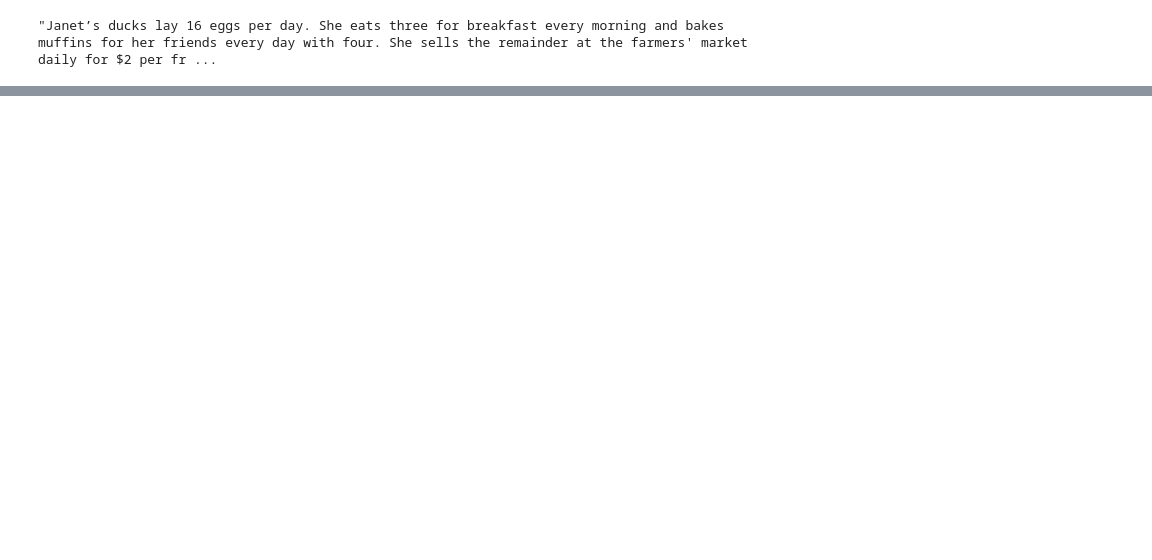
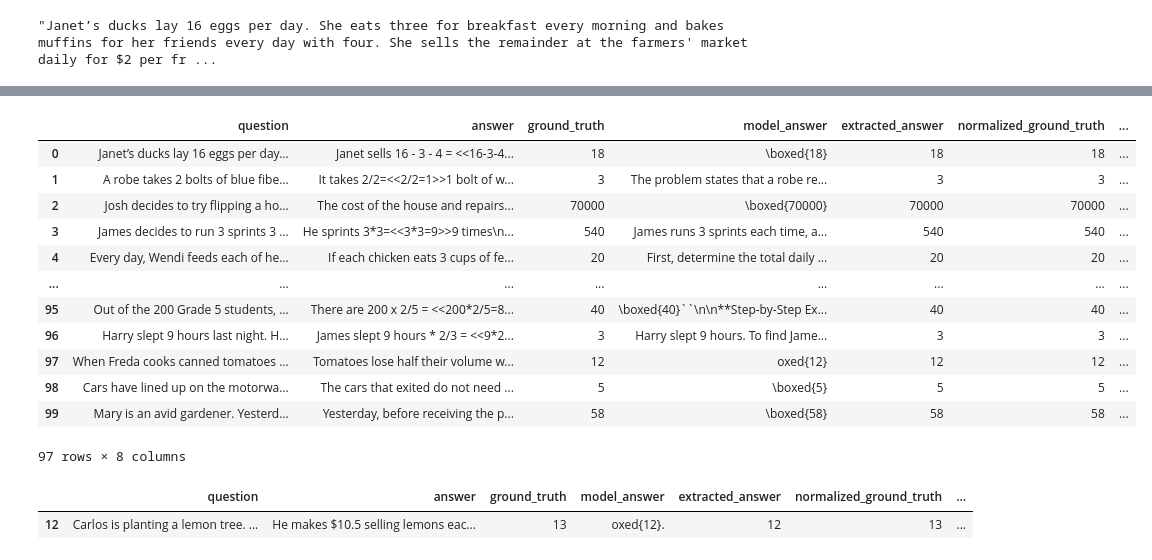
Before and after one commit to adityatadimeti/reasoning-distillation, a Jupyter notebook: evaluation-notebook.ipynb, the cells around one changed output, grey strips where cells are left out. Saved outputs shown, nothing was run; the diff lists cells and outputs as text; code cells hidden in the pictures; blank space fills up the shorter version.

Commit message:
Updates to reasoning distillation, still need to figure out proper replacement of think tags

```diff
--- a/evaluation-notebook.ipynb
+++ b/evaluation-notebook.ipynb
@@ -155,3 +128,10 @@ Successfully saved processed data to parquet file
 # %%
 # save dataframe
 processed_df.to_parquet('data/processed_test_data.parquet')
+# %%
+import pandas as pd
+import pandas as pd
+import pyarrow as pa
+import pyarrow.parquet as pq
+
+processed_df = pd.read_parquet('data/processed_test_data.parquet')
@@ -157,0 +295,3 @@ processed_df.to_parquet('data/processed_test_data.parquet')
+# %%
+fixed_df = pd.read_parquet('data/fixed_test_data.parquet')
+fixed_df.head()
@@ -157,0 +305,7 @@ processed_df.to_parquet('data/processed_test_data.parquet')
+# %%
+combined_df = pd.concat([processed_df, fixed_df], ignore_index=True)
+combined_df.to_parquet('data/combined_test_data.parquet')
+# %%
+combined_df_processed = combined_df[:100]
+combined_df_processed = combined_df_processed[combined_df_processed['model_answer'] != 'No answer provided']
+combined_df_processed
@@ -157,0 +666,21 @@ processed_df.to_parquet('data/processed_test_data.parquet')
+# %%
+combined_df_processed
+# %% [output]
+|  | question | answer | ground_truth | model_answer | extracted_answer | normalized_ground_truth | ... |
+| 0 | Janet’s ducks lay 16 eggs per day... | Janet sells 16 - 3 - 4 = <<16-3-4... | 18 | \boxed{18} | 18 | 18 | ... |
+| 1 | A robe takes 2 bolts of blue fibe... | It takes 2/2=<<2/2=1>>1 bolt of w... | 3 | The problem states that a robe re... | 3 | 3 | ... |
+| 2 | Josh decides to try flipping a ho... | The cost of the house and repairs... | 70000 | \boxed{70000} | 70000 | 70000 | ... |
+| 3 | James decides to run 3 sprints 3 ... | He sprints 3*3=<<3*3=9>>9 times\n... | 540 | James runs 3 sprints each time, a... | 540 | 540 | ... |
+| 4 | Every day, Wendi feeds each of he... | If each chicken eats 3 cups of fe... | 20 | First, determine the total daily ... | 20 | 20 | ... |
+| ... | ... | ... | ... | ... | ... | ... | ... |
+| 95 | Out of the 200 Grade 5 students, ... | There are 200 x 2/5 = <<200*2/5=8... | 40 | \boxed{40}``\n\n**Step-by-Step Ex... | 40 | 40 | ... |
+| 96 | Harry slept 9 hours last night. H... | James slept 9 hours * 2/3 = <<9*2... | 3 | Harry slept 9 hours. To find Jame... | 3 | 3 | ... |
+| 97 | When Freda cooks canned tomatoes ... | Tomatoes lose half their volume w... | 12 | oxed{12} | 12 | 12 | ... |
+| 98 | Cars have lined up on the motorwa... | The cars that exited do not need ... | 5 | \boxed{5} | 5 | 5 | ... |
+| 99 | Mary is an avid gardener. Yesterd... | Yesterday, before receiving the p... | 58 | \boxed{58} | 58 | 58 | ... |
+97 rows × 8 columns
+# %%
+combined_df_processed[combined_df_processed['extracted_answer'] != combined_df_processed['normalized_ground_truth']]
+# %% [output]
+|  | question | answer | ground_truth | model_answer | extracted_answer | normalized_ground_truth | ... |
+| 12 | Carlos is planting a lemon tree. ... | He makes $10.5 selling lemons eac... | 13 | oxed{12}. | 12 | 13 | ... |
```
Also changed, not shown: parts of 10 cells of this notebook, 6 other files.
